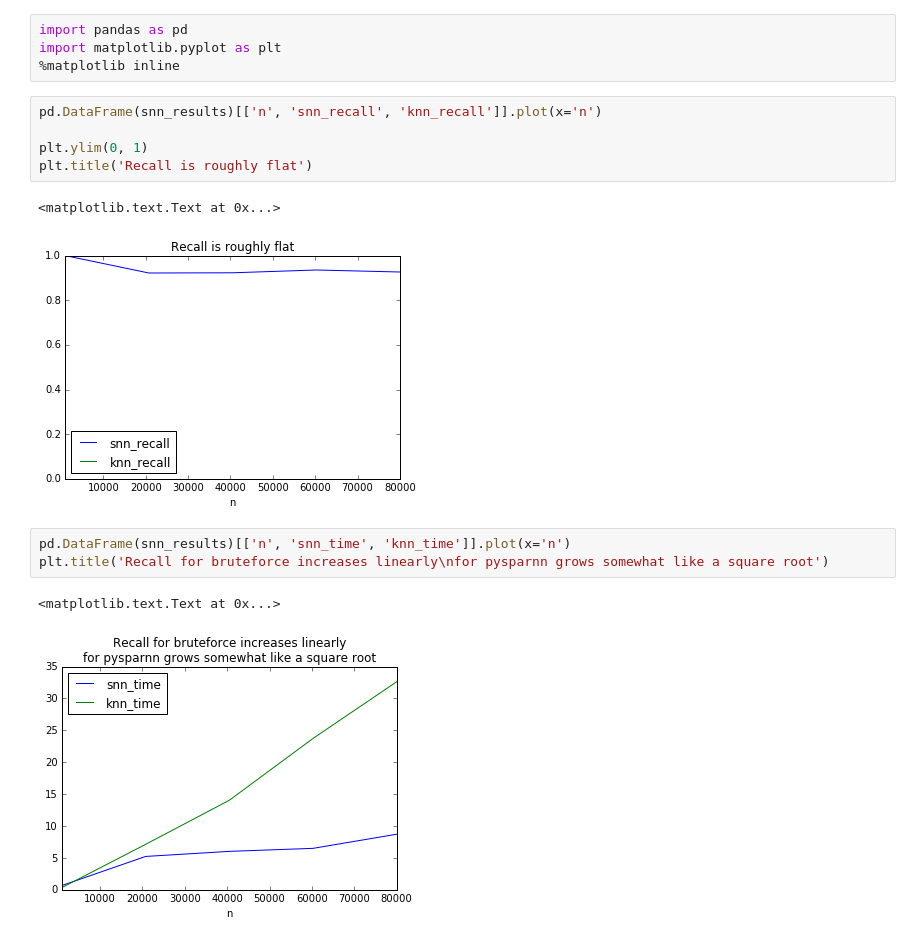
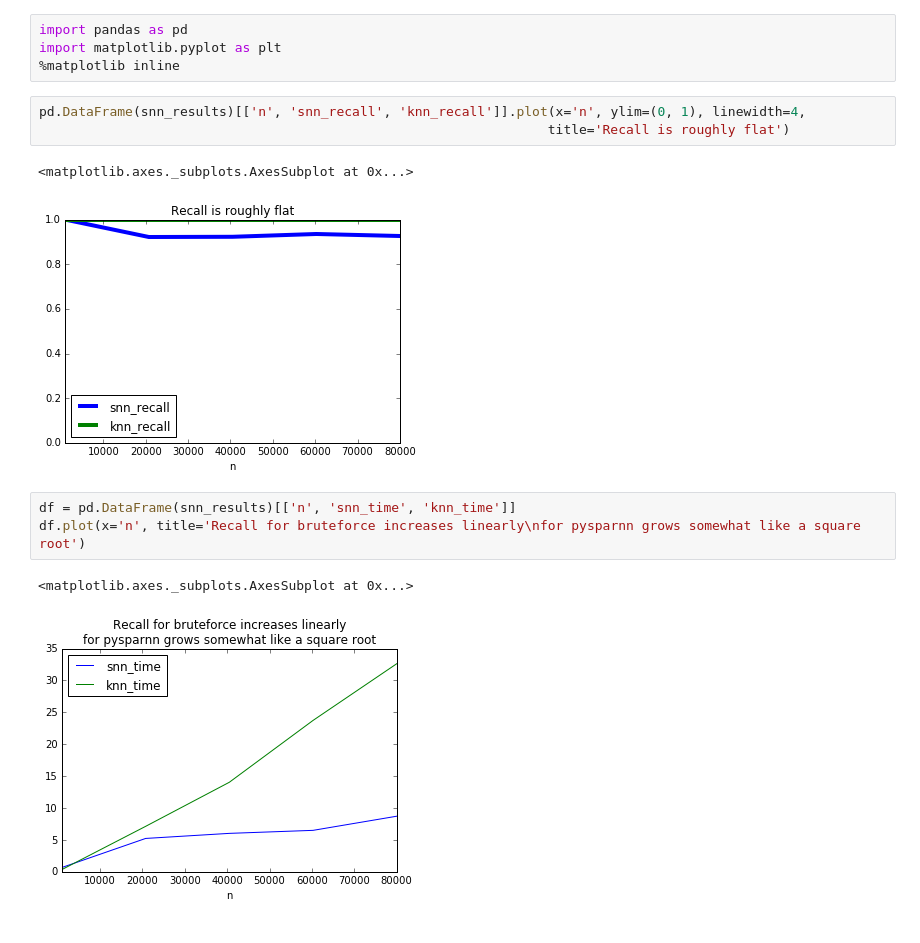
Before and after one commit to facebookresearch/pysparnn, a Jupyter notebook: examples/enron.ipynb, the cells around one changed output. Drawn from its saved outputs; the diff is of its cells as text.

```diff
--- a/examples/enron.ipynb
+++ b/examples/enron.ipynb
@@ -203,16 +203,14 @@ import pandas as pd
 import matplotlib.pyplot as plt
 %matplotlib inline
 # %%
-pd.DataFrame(snn_results)[['n', 'snn_recall', 'knn_recall']].plot(x='n')
-
-plt.ylim(0, 1)
-plt.title('Recall is roughly flat')
+pd.DataFrame(snn_results)[['n', 'snn_recall', 'knn_recall']].plot(x='n', ylim=(0, 1), linewidth=4,
+                                                                 title='Recall is roughly flat')
 # %% [output]
-<matplotlib.text.Text at 0x...>
+<matplotlib.axes._subplots.AxesSubplot at 0x...>
-[figure, old version]
+[figure, new version]
 # %%
-pd.DataFrame(snn_results)[['n', 'snn_time', 'knn_time']].plot(x='n')
-plt.title('Recall for bruteforce increases linearly\nfor pysparnn grows somewhat like a square root')
+df = pd.DataFrame(snn_results)[['n', 'snn_time', 'knn_time']]
+df.plot(x='n', title='Recall for bruteforce increases linearly\nfor pysparnn grows somewhat like a square root')
 # %% [output]
-<matplotlib.text.Text at 0x...>
+<matplotlib.axes._subplots.AxesSubplot at 0x...>
 [figure]
```
